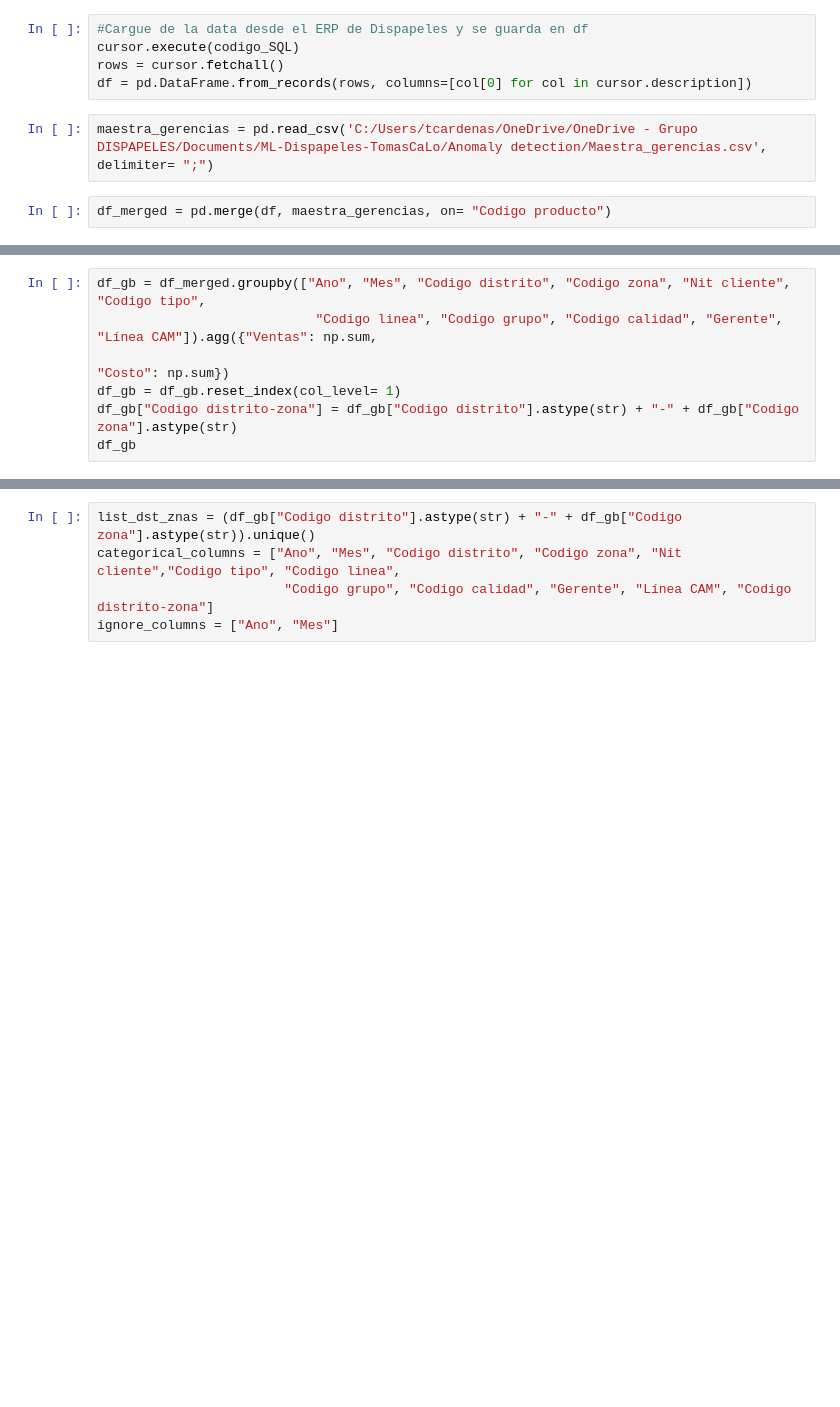
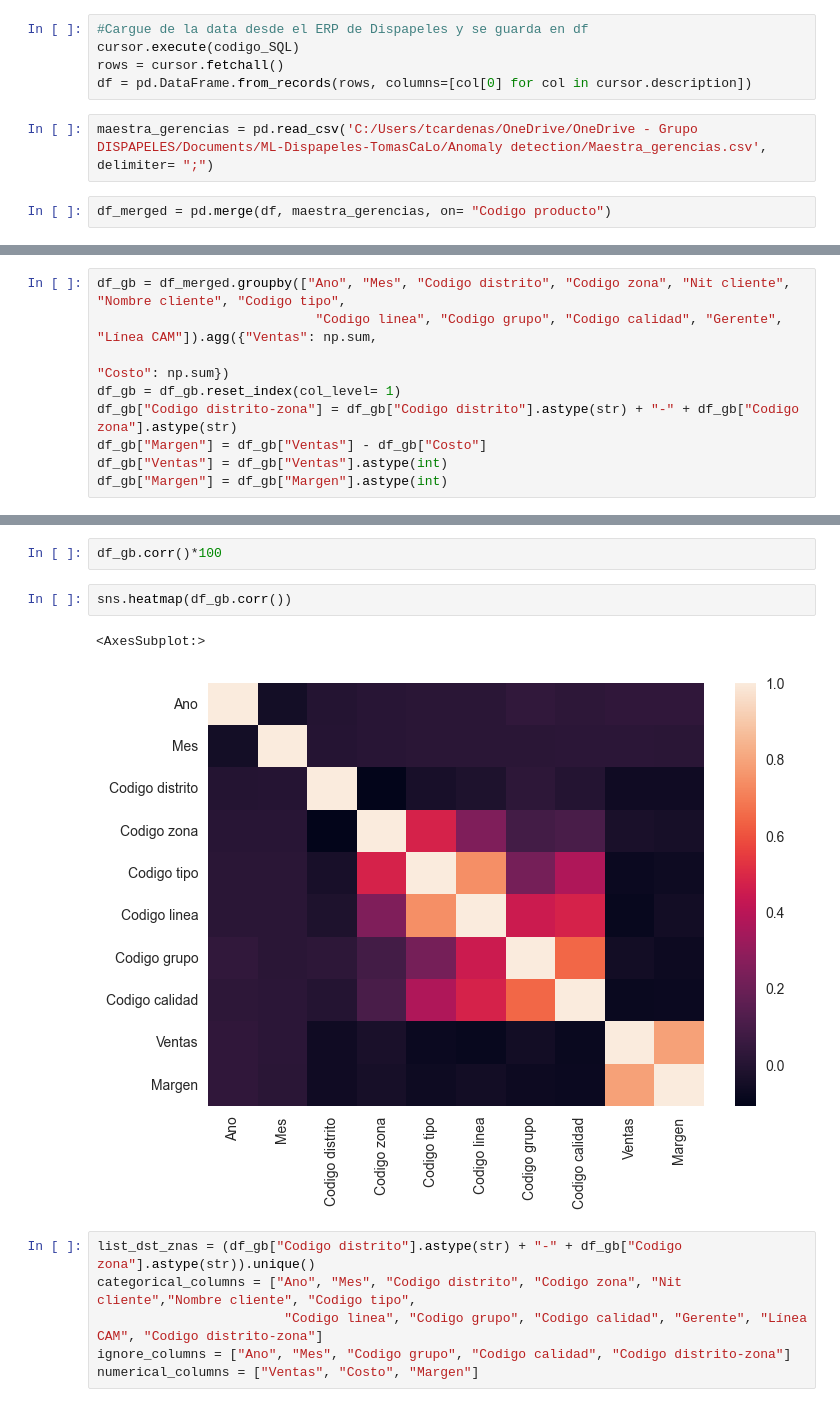
Before and after one commit to TomasCardeLo/ML-Dispapeles-TomasCaLo, a Jupyter notebook: Anomaly detection/Prueba 1 - 23-1-23.ipynb, the cells around one changed output, grey strips where cells are left out. Drawn from its saved outputs; the diff is of its cells as text; blank space fills up the shorter version.

Commit message:
Se anade el costo, el margen y el nombre del cliente.

```diff
--- a/Anomaly detection/Prueba 1 - 23-1-23.ipynb
+++ b/Anomaly detection/Prueba 1 - 23-1-23.ipynb
@@ -36,7 +30,9 @@ Index(['Ano', 'Mes', 'Codigo distrito', 'Codigo zona', 'Nit cliente',
 # %%
-df_gb = df_merged.groupby(["Ano", "Mes", "Codigo distrito", "Codigo zona", "Nit cliente", "Codigo tipo",
+df_gb = df_merged.groupby(["Ano", "Mes", "Codigo distrito", "Codigo zona", "Nit cliente", "Nombre cliente", "Codigo tipo",
                             "Codigo linea", "Codigo grupo", "Codigo calidad", "Gerente", "Línea CAM"]).agg({"Ventas": np.sum,
                                                                                                             "Costo": np.sum})
 df_gb = df_gb.reset_index(col_level= 1)
 df_gb["Codigo distrito-zona"] = df_gb["Codigo distrito"].astype(str) + "-" + df_gb["Codigo zona"].astype(str)
-df_gb
+df_gb["Margen"] = df_gb["Ventas"] - df_gb["Costo"]
+df_gb["Ventas"] = df_gb["Ventas"].astype(int)
+df_gb["Margen"] = df_gb["Margen"].astype(int)
@@ -57,7 +48,15 @@ df_gb
+# %%
+df_gb.corr()*100
+# %%
+sns.heatmap(df_gb.corr())
+# %% [output]
+<AxesSubplot:>
+[figure, added]
 # %%
 list_dst_znas = (df_gb["Codigo distrito"].astype(str) + "-" + df_gb["Codigo zona"].astype(str)).unique()
-categorical_columns = ["Ano", "Mes", "Codigo distrito", "Codigo zona", "Nit cliente","Codigo tipo", "Codigo linea",
-                        "Codigo grupo", "Codigo calidad", "Gerente", "Línea CAM", "Codigo distrito-zona"]
-ignore_columns = ["Ano", "Mes"]
+categorical_columns = ["Ano", "Mes", "Codigo distrito", "Codigo zona", "Nit cliente","Nombre cliente", "Codigo tipo",
+                        "Codigo linea", "Codigo grupo", "Codigo calidad", "Gerente", "Línea CAM", "Codigo distrito-zona"]
+ignore_columns = ["Ano", "Mes", "Codigo grupo", "Codigo calidad", "Codigo distrito-zona"]
+numerical_columns = ["Ventas", "Costo", "Margen"]
 # %%
 consolidado = pd.DataFrame([])
```
Also changed, not shown: parts of 6 cells of this notebook, 2 other files.
